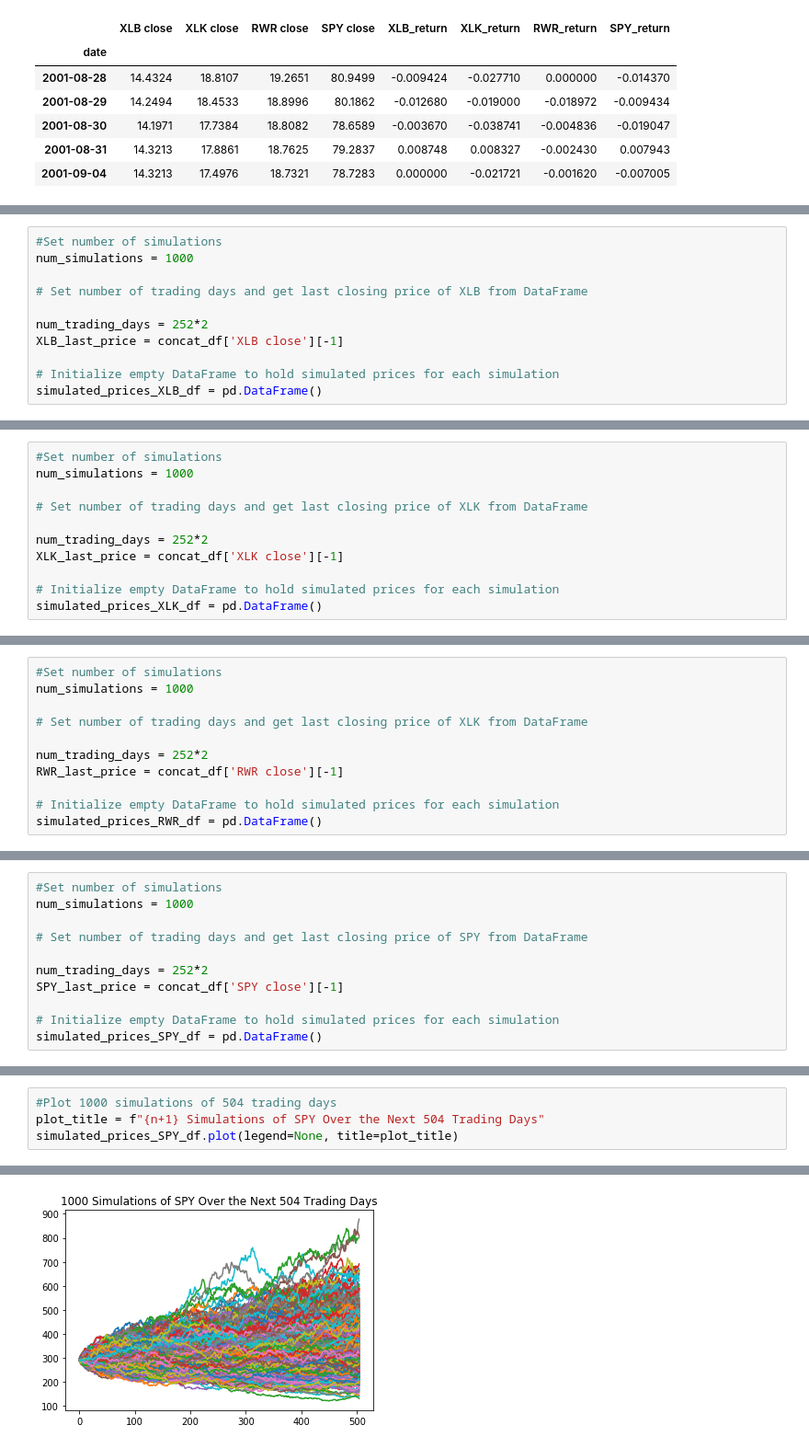
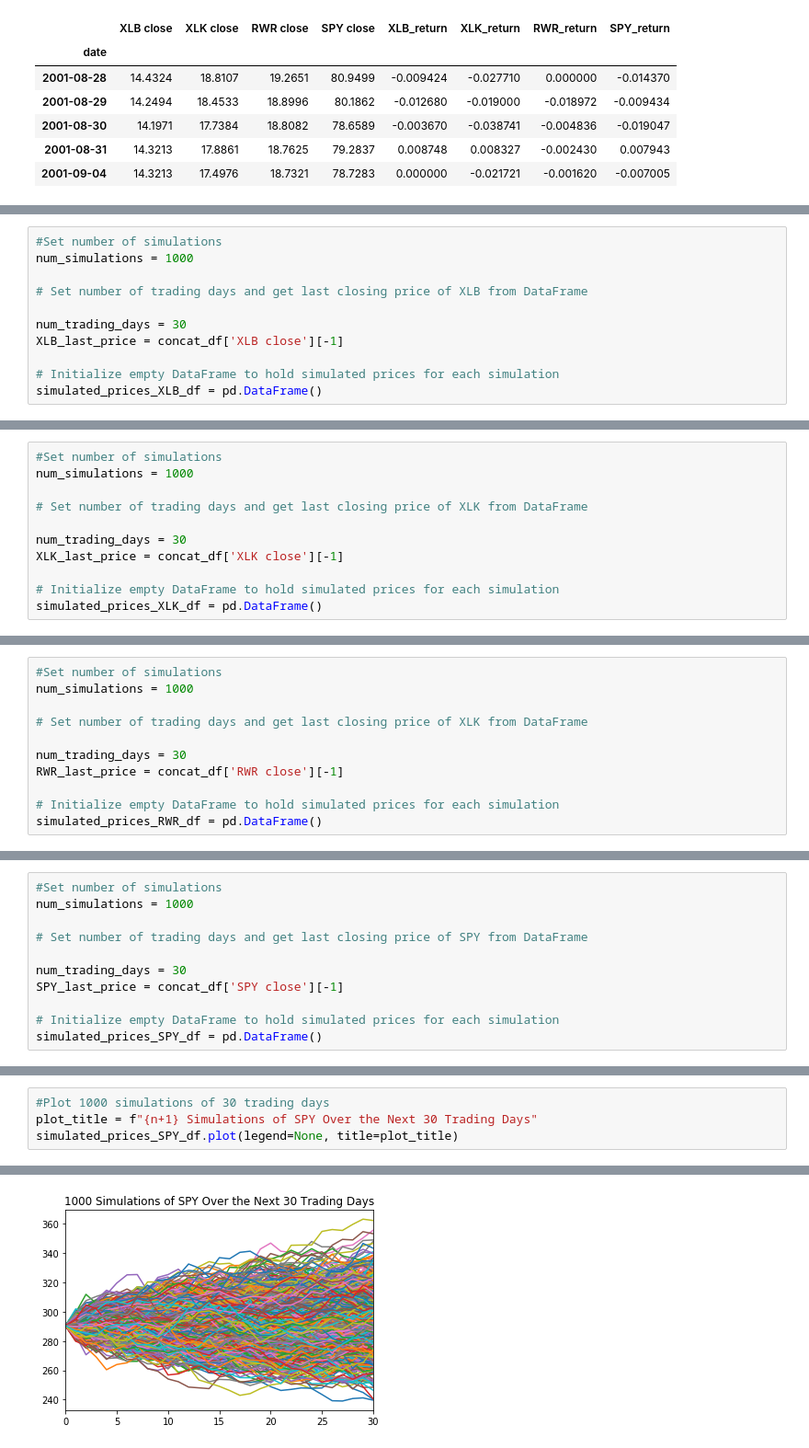
Before and after one commit to bkayratkyzy/Monte_Carlo_Simulations, a Jupyter notebook: notebooks/chris.ipynb, the cells around one changed output, grey strips where cells are left out. Shown at 92% size. Drawn from its saved outputs; the diff is of its cells as text.

```diff
--- a/notebooks/chris.ipynb
+++ b/notebooks/chris.ipynb
@@ -588,7 +587,7 @@ num_simulations = 1000
 
 # Set number of trading days and get last closing price of XLB from DataFrame
 
-num_trading_days = 252*2
+num_trading_days = 30
 XLB_last_price = concat_df['XLB close'][-1]
 
 # Initialize empty DataFrame to hold simulated prices for each simulation
@@ -695,7 +694,7 @@ num_simulations = 1000
 
 # Set number of trading days and get last closing price of XLK from DataFrame
 
-num_trading_days = 252*2
+num_trading_days = 30
 XLK_last_price = concat_df['XLK close'][-1]
 
 # Initialize empty DataFrame to hold simulated prices for each simulation
@@ -802,7 +801,7 @@ num_simulations = 1000
 
 # Set number of trading days and get last closing price of XLK from DataFrame
 
-num_trading_days = 252*2
+num_trading_days = 30
 RWR_last_price = concat_df['RWR close'][-1]
 
 # Initialize empty DataFrame to hold simulated prices for each simulation
@@ -909,7 +908,7 @@ num_simulations = 1000
 
 # Set number of trading days and get last closing price of SPY from DataFrame
 
-num_trading_days = 252*2
+num_trading_days = 30
 SPY_last_price = concat_df['SPY close'][-1]
 
 # Initialize empty DataFrame to hold simulated prices for each simulation
@@ -944,9 +943,9 @@ simulated_prices_SPY_df.head()
 5 rows × 1000 columns
 # %%
-#Plot 1000 simulations of 504 trading days
-plot_title = f"{n+1} Simulations of SPY Over the Next 504 Trading Days"
+#Plot 1000 simulations of 30 trading days
+plot_title = f"{n+1} Simulations of SPY Over the Next 30 Trading Days"
 simulated_prices_SPY_df.plot(legend=None, title=plot_title)
 # %% [output]
 <matplotlib.axes._subplots.AxesSubplot at 0x...>
-[figure, old version]
+[figure, new version]
 # %%
```
Also changed, not shown: parts of 55 cells of this notebook, 1 other file.
